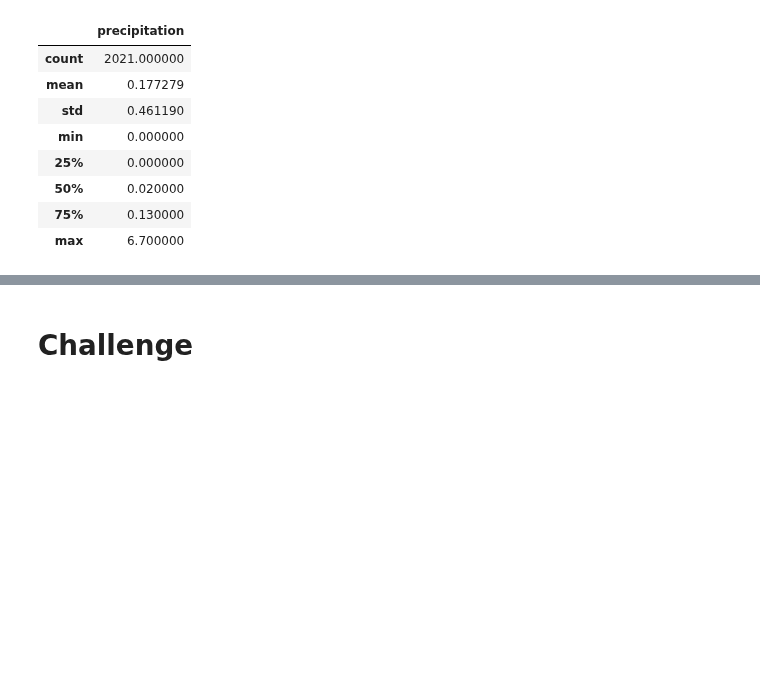
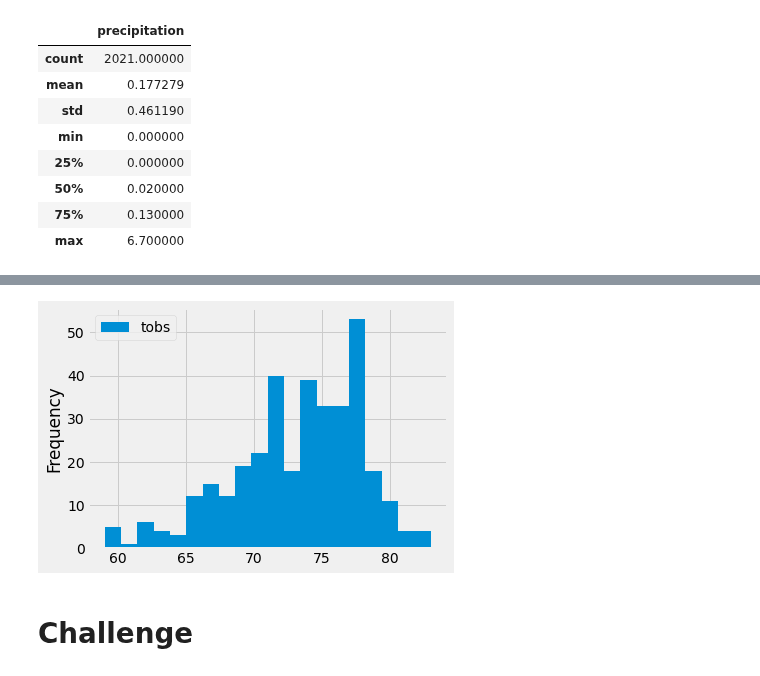
Before and after one commit to chocoplace/surfs_up, a Jupyter notebook: climate_analysis.ipynb, the cells around one changed output, grey strips where cells are left out. Drawn from its saved outputs; the diff is of its cells as text; code cells hidden in the pictures; blank space fills up the shorter version.

```diff
--- a/climate_analysis.ipynb
+++ b/climate_analysis.ipynb
@@ -113,3 +171,9 @@ df.describe()
+# %%
+#Plot the Temperature Observations to 20
+df.plot.hist(bins=20)
+plt.tight_layout()
+# %% [output]
+[figure, added]
 # %%
 # Choose the station with the highest number of temperature observations.
 # Query the last 12 months of temperature observation data for this station and plot the results as a histogram
```
Also changed, not shown: parts of 7 cells of this notebook.
